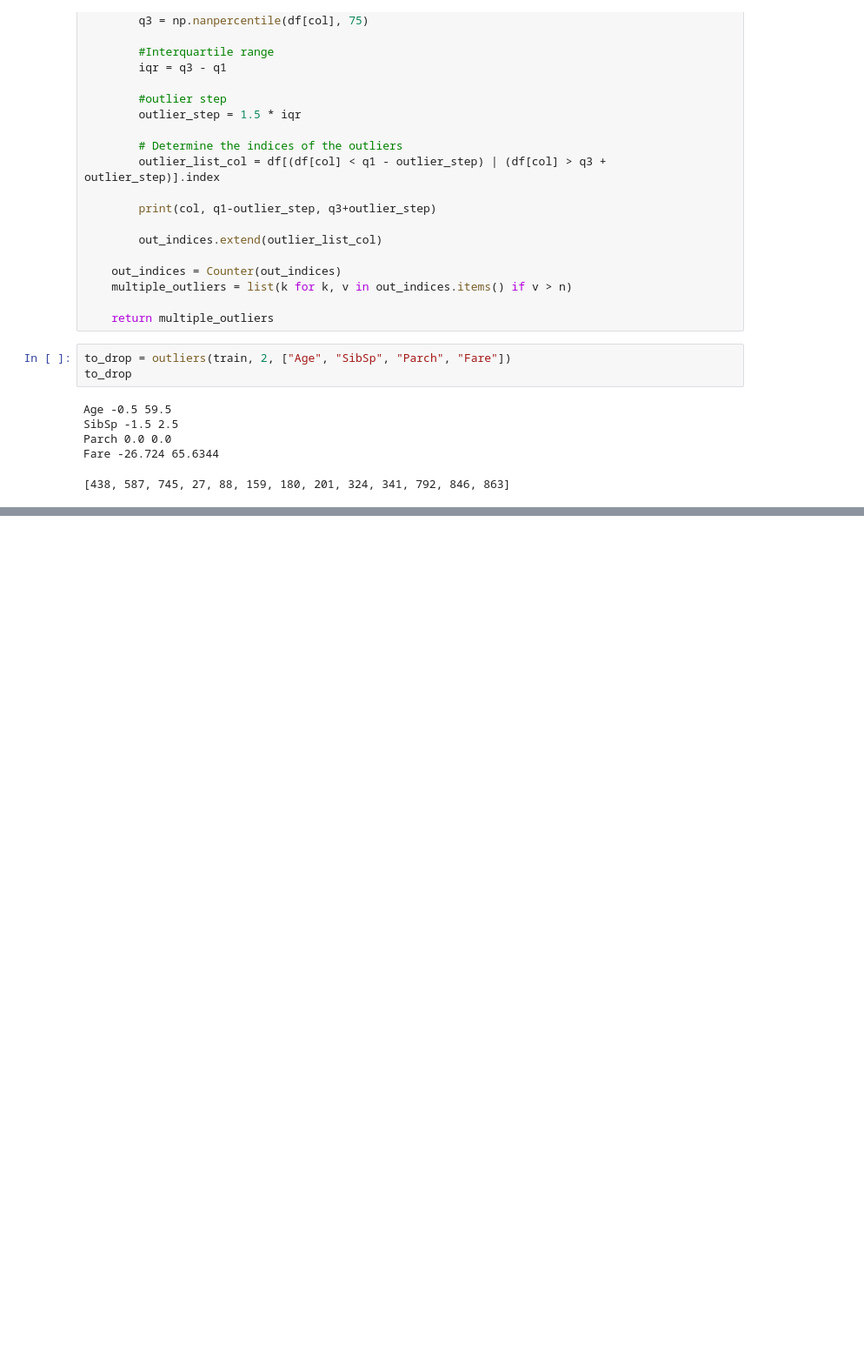
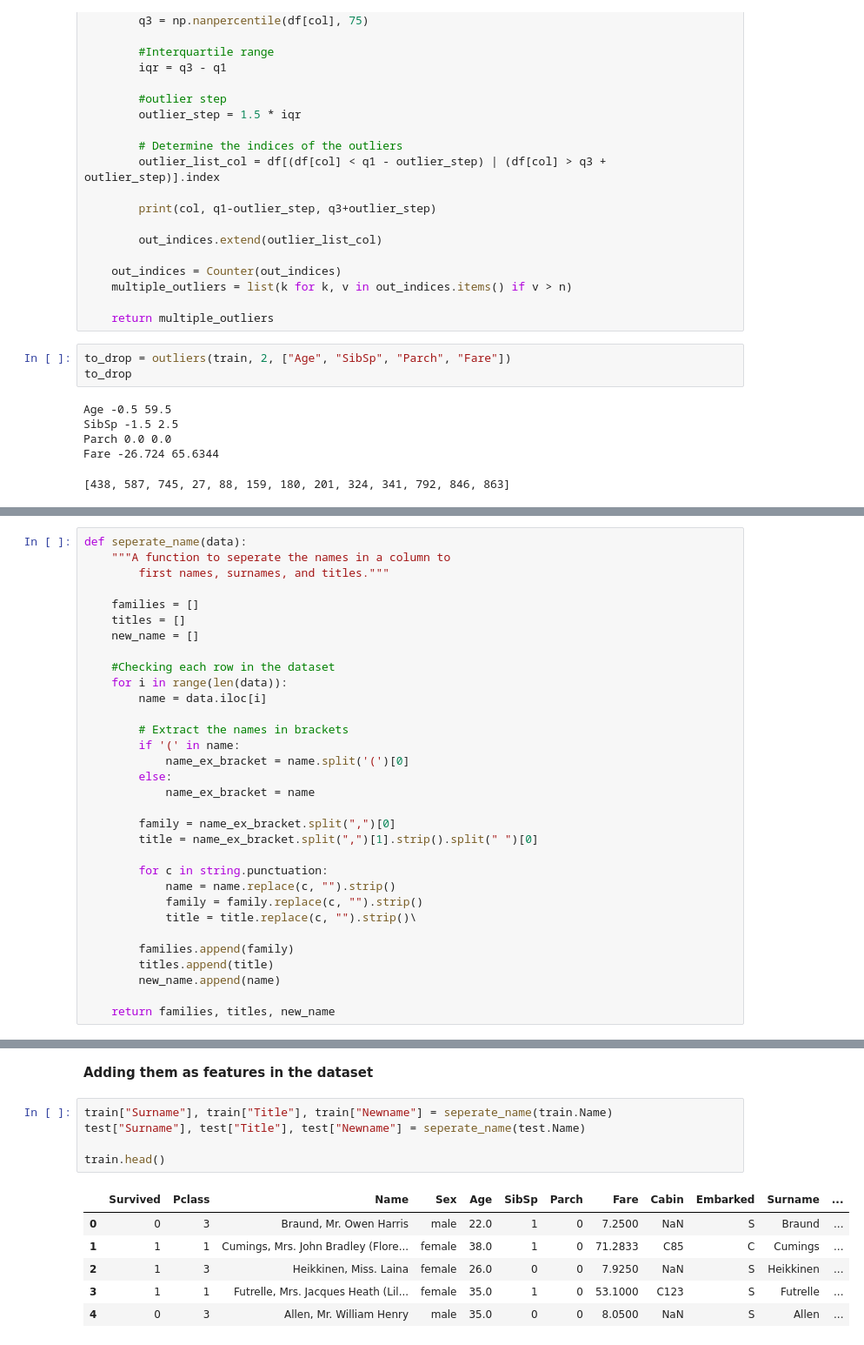
Before and after one commit to XVI-IX/titanic, a Jupyter notebook: titanic.ipynb, the cells around one changed output, grey strips where cells are left out. Shown at 87% size. Saved outputs shown, nothing was run; the diff lists cells and outputs as text; blank space fills up the shorter version.

```diff
--- a/titanic.ipynb
+++ b/titanic.ipynb
@@ -898,0 +1003,32 @@ Fare -26.724 65.6344
+# %%
+def seperate_name(data):
+    """A function to seperate the names in a column to
+        first names, surnames, and titles."""
+
+    families = []
+    titles = []
+    new_name = []
+
+    #Checking each row in the dataset
+    for i in range(len(data)):
+        name = data.iloc[i]
+
+        # Extract the names in brackets
+        if '(' in name:
+            name_ex_bracket = name.split('(')[0]
+        else:
+            name_ex_bracket = name
+
+        family = name_ex_bracket.split(",")[0]
+        title = name_ex_bracket.split(",")[1].strip().split(" ")[0]
+
+        for c in string.punctuation:
+            name = name.replace(c, "").strip()
+            family = family.replace(c, "").strip()
+            title = title.replace(c, "").strip()\
+
+        families.append(family)
+        titles.append(title)
+        new_name.append(name)
+
+    return families, titles, new_name
@@ -898,0 +1055,14 @@ Fare -26.724 65.6344
+# %% [markdown]
+**Adding them as features in the dataset**
+# %%
+train["Surname"], train["Title"], train["Newname"] = seperate_name(train.Name)
+test["Surname"], test["Title"], test["Newname"] = seperate_name(test.Name)
+
+train.head()
+# %% [output]
+|  | Survived | Pclass | Name | Sex | Age | SibSp | Parch | Fare | Cabin | Embarked | Surname | ... |
+| 0 | 0 | 3 | Braund, Mr. Owen Harris | male | 22.0 | 1 | 0 | 7.2500 | NaN | S | Braund | ... |
+| 1 | 1 | 1 | Cumings, Mrs. John Bradley (Flore... | female | 38.0 | 1 | 0 | 71.2833 | C85 | C | Cumings | ... |
+| 2 | 1 | 3 | Heikkinen, Miss. Laina | female | 26.0 | 0 | 0 | 7.9250 | NaN | S | Heikkinen | ... |
+| 3 | 1 | 1 | Futrelle, Mrs. Jacques Heath (Lil... | female | 35.0 | 1 | 0 | 53.1000 | C123 | S | Futrelle | ... |
+| 4 | 0 | 3 | Allen, Mr. William Henry | male | 35.0 | 0 | 0 | 8.0500 | NaN | S | Allen | ... |
```
Also changed, not shown: parts of 41 cells of this notebook.
